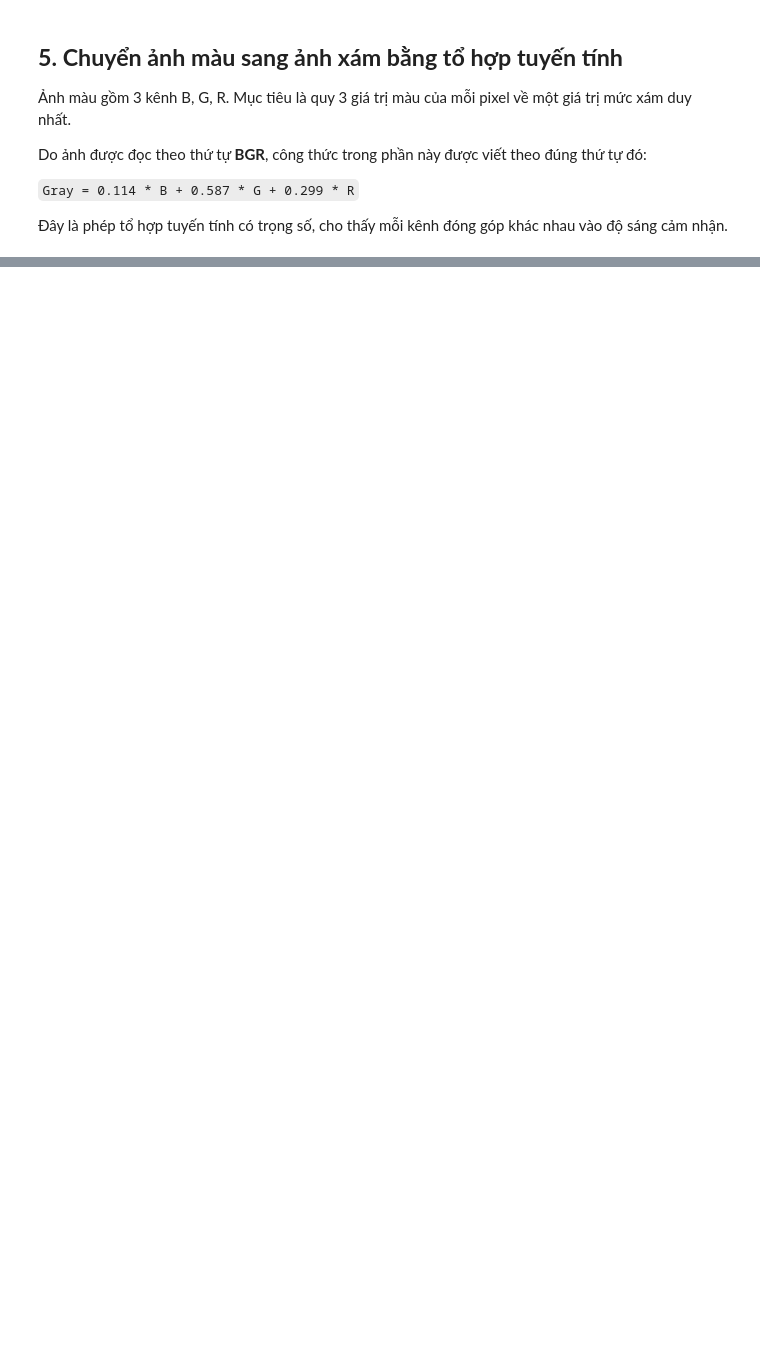
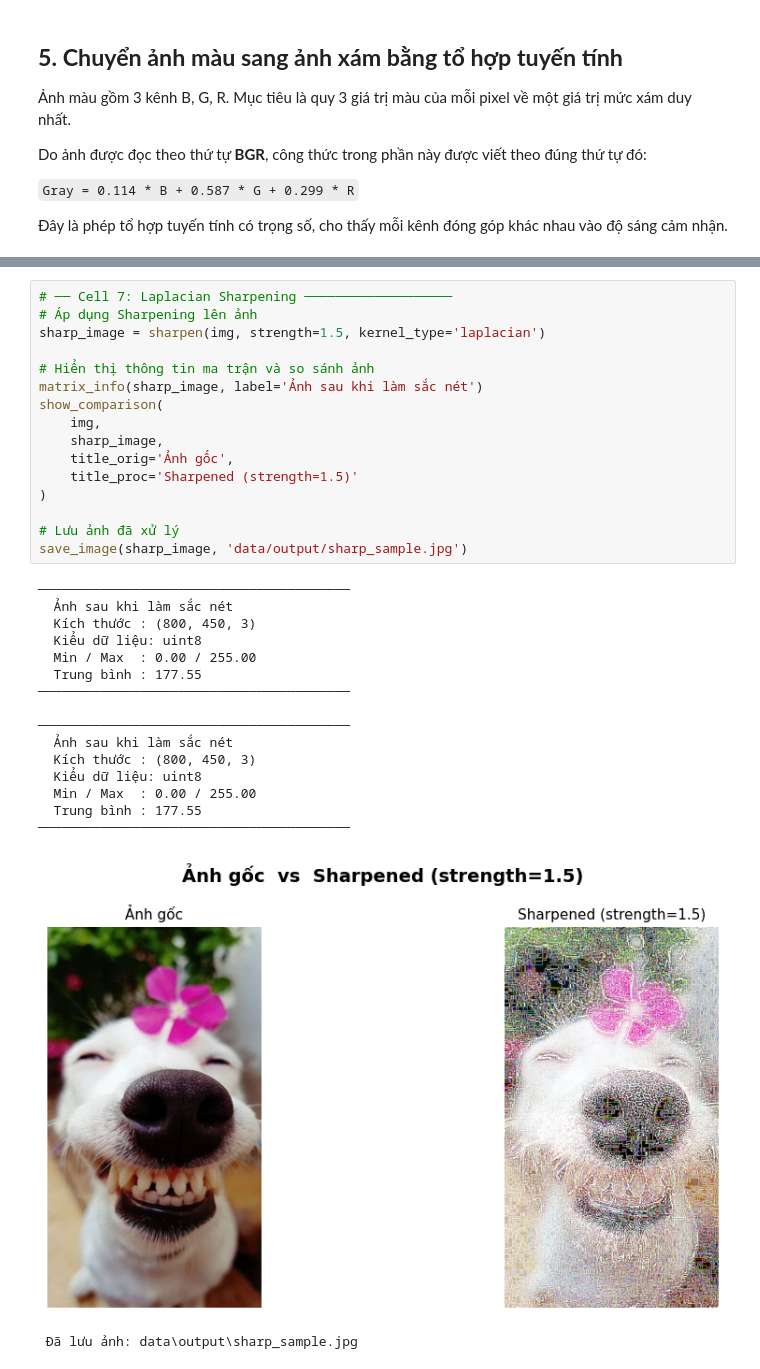
Before and after one commit to thuytranj/Image_Processing, a Jupyter notebook: main.ipynb, the cells around one changed output, grey strips where cells are left out. Drawn from its saved outputs; the diff is of its cells as text; blank space fills up the shorter version.

```diff
--- a/main.ipynb
+++ b/main.ipynb
@@ -255,0 +237,34 @@ save_image(canny_result, 'data/output/canny_edges.jpg')
+# %%
+# ── Cell 7: Laplacian Sharpening ───────────────────
+# Áp dụng Sharpening lên ảnh
+sharp_image = sharpen(img, strength=1.5, kernel_type='laplacian')
+
+# Hiển thị thông tin ma trận và so sánh ảnh
+matrix_info(sharp_image, label='Ảnh sau khi làm sắc nét')
+show_comparison(
+    img,
+    sharp_image,
+    title_orig='Ảnh gốc',
+    title_proc='Sharpened (strength=1.5)'
+)
+
+# Lưu ảnh đã xử lý
+save_image(sharp_image, 'data/output/sharp_sample.jpg')
+# %% [output]
+────────────────────────────────────────
+  Ảnh sau khi làm sắc nét
+  Kích thước : (800, 450, 3)
+  Kiểu dữ liệu: uint8
+  Min / Max  : 0.00 / 255.00
+  Trung bình : 177.55
+────────────────────────────────────────
+
+────────────────────────────────────────
+  Ảnh sau khi làm sắc nét
+  Kích thước : (800, 450, 3)
+  Kiểu dữ liệu: uint8
+  Min / Max  : 0.00 / 255.00
+  Trung bình : 177.55
+────────────────────────────────────────
+[figure, added]
+ Đã lưu ảnh: data\output\sharp_sample.jpg
```
Also changed, not shown: parts of 11 cells of this notebook, 3 other files.
